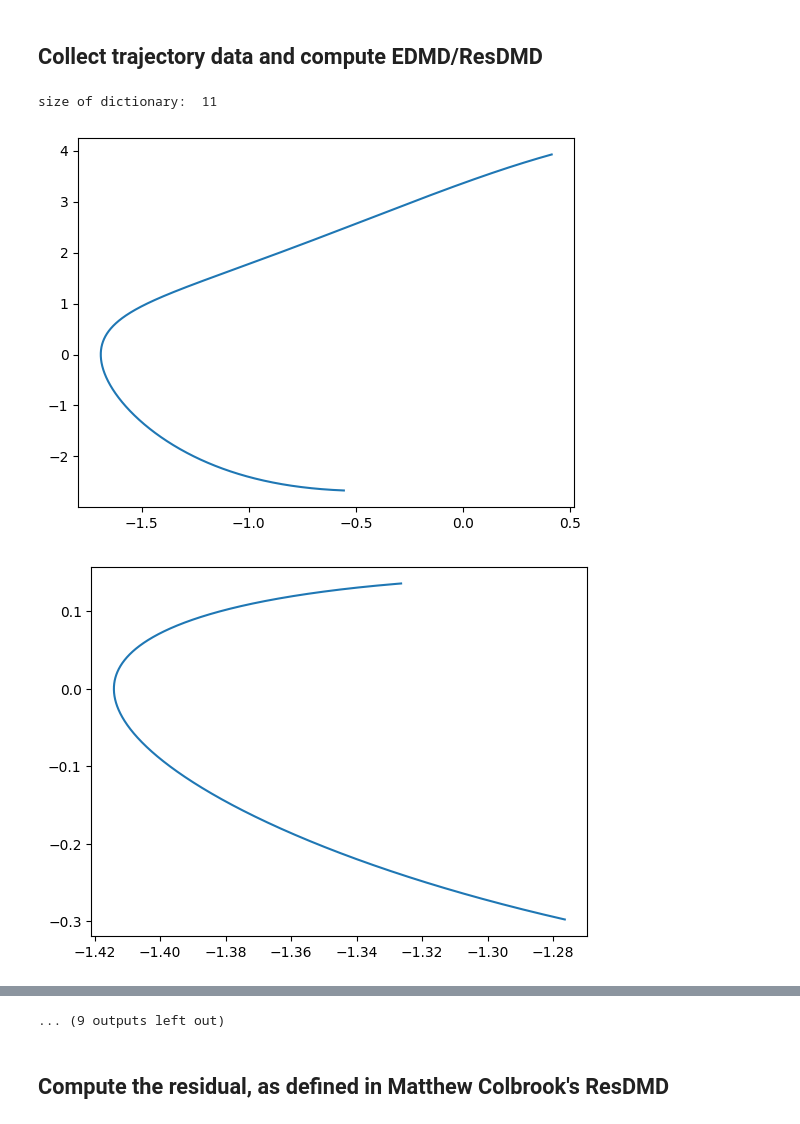
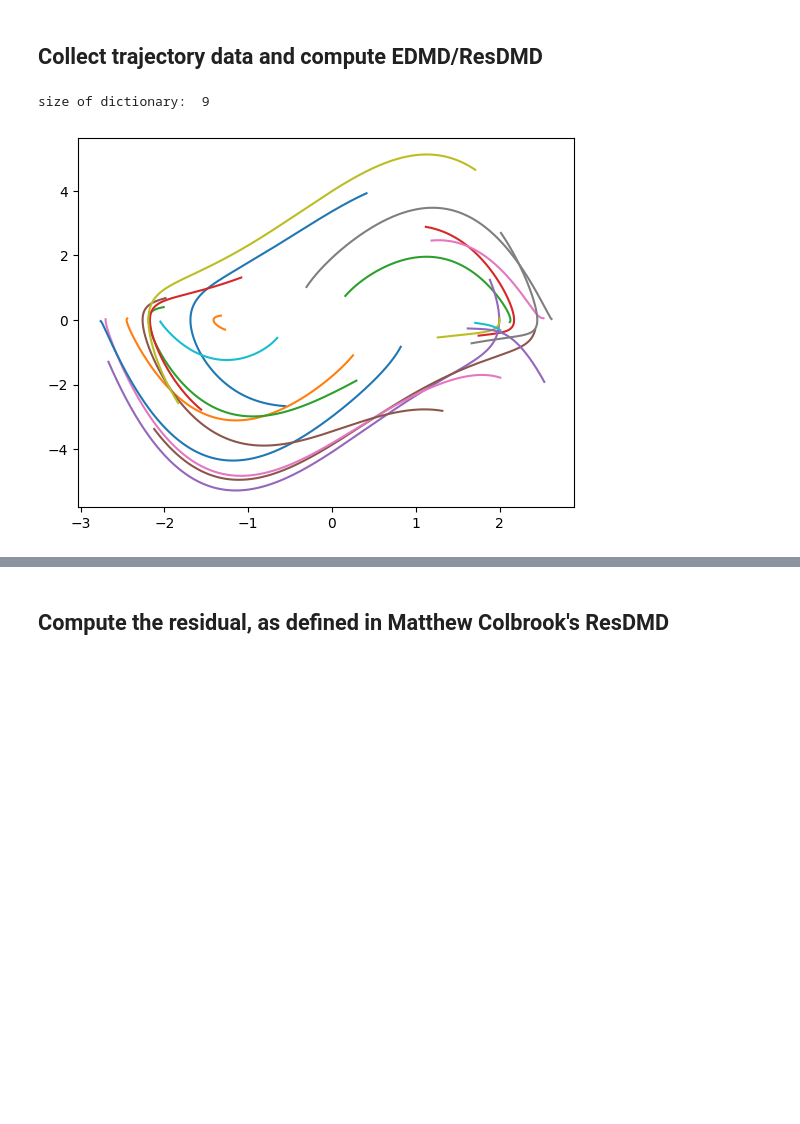
Before and after one commit to jmbosnich/ResDMDc, a Jupyter notebook: ResDMD_forced.ipynb, the cells around one changed output, grey strips where cells are left out. Drawn from its saved outputs; the diff is of its cells as text; code cells hidden in the pictures; blank space fills up the shorter version.

```diff
--- a/ResDMD_forced.ipynb
+++ b/ResDMD_forced.ipynb
@@ -277,11 +277,11 @@ traj = np.zeros([2, horizon, num_trials])
 
 ### Choose basis functions ###
 obs_choice = 1  # if handmade basis is used
-order = 5  # if (hermitian) polynomials are used
+order = 4  # if (hermitian) polynomials are used
 cross_terms = False
 
 obs = Observables(obs_choice, order, cross_terms)
-z = obs.hermite # choose which basis functions you want to use
+z = obs.poly # choose which basis functions you want to use
 
 num_obs = len(z(model.reset(), model.sample_input()))
 print("size of dictionary: ", num_obs)
@@ -310,33 +310,32 @@ for k in range(num_trials):
         G += np.outer(z(xt, ut), z(xt, ut))
 
         # ResDMD computation for eval errors
         z_xt = np.delete(z(xt, [0.]), -1)  # delete the control observable
         z_xt_new = np.delete(z(xt_new, [0.]), -1)  # delete the control observable
         A_x += np.outer(z_xt, z_xt_new)
         G_x += np.outer(z_xt, z_xt)
         L_x += np.outer(z_xt_new, z_xt_new)
 
         # reset for next loop
         xt = xt_new
         ut = ut_new
 
     plt.plot(traj[0,:,k], traj[1,:,k]) # plot trajectories used for training
 A /= M
 G /= M
 A_x /= M
 G_x /= M
 L_x /= M
 
 koopman = np.linalg.pinv(G) @ A
 cont_koopman = logm(koopman)/model.dt
 
 # split apart koopman into A and B matrices
 A = koopman[:num_obs-1,:num_obs-1]
 B = koopman[:num_obs-1, num_obs-1:]
 
 A_cont = cont_koopman[:num_obs-1,:num_obs-1]
 B_cont = cont_koopman[:num_obs-1, num_obs-1:]
 # %% [output]
-size of dictionary:  11
+size of dictionary:  9
-[figure, old version]
+[figure, new version]
-[figure, removed]
@@ -352,4 +342,3 @@ size of dictionary:  11
-... (9 outputs left out)
 # %% [markdown]
 ## Compute the residual, as defined in Matthew Colbrook's ResDMD
 # %%
```
Also changed, not shown: parts of 3 cells of this notebook, 1 other file.
